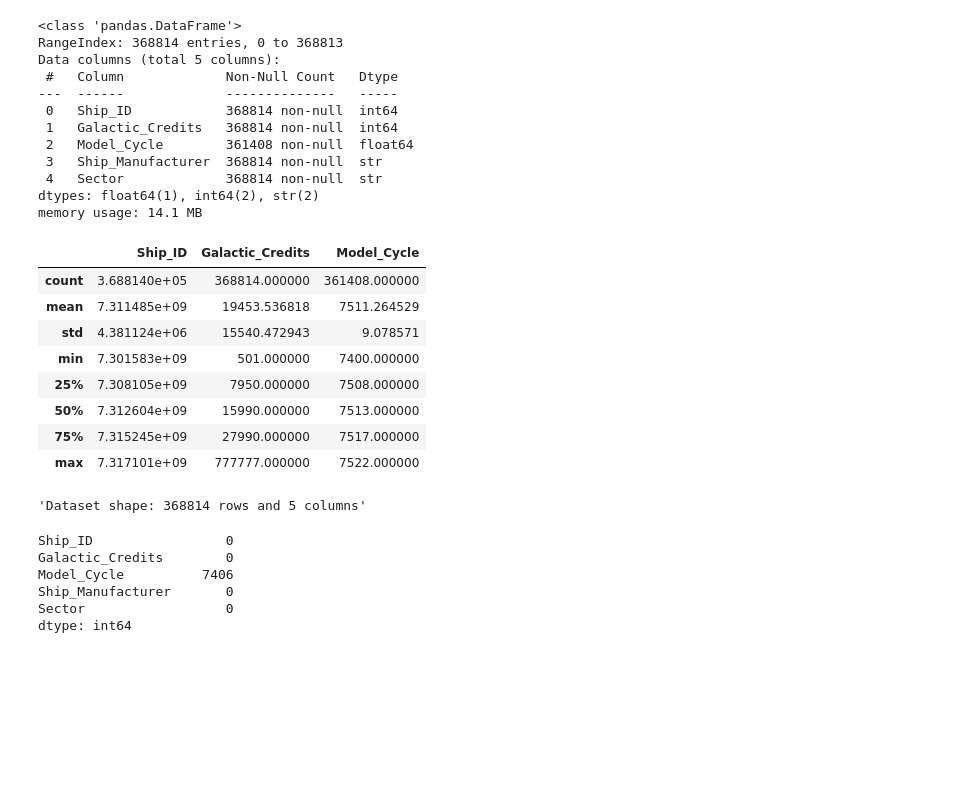
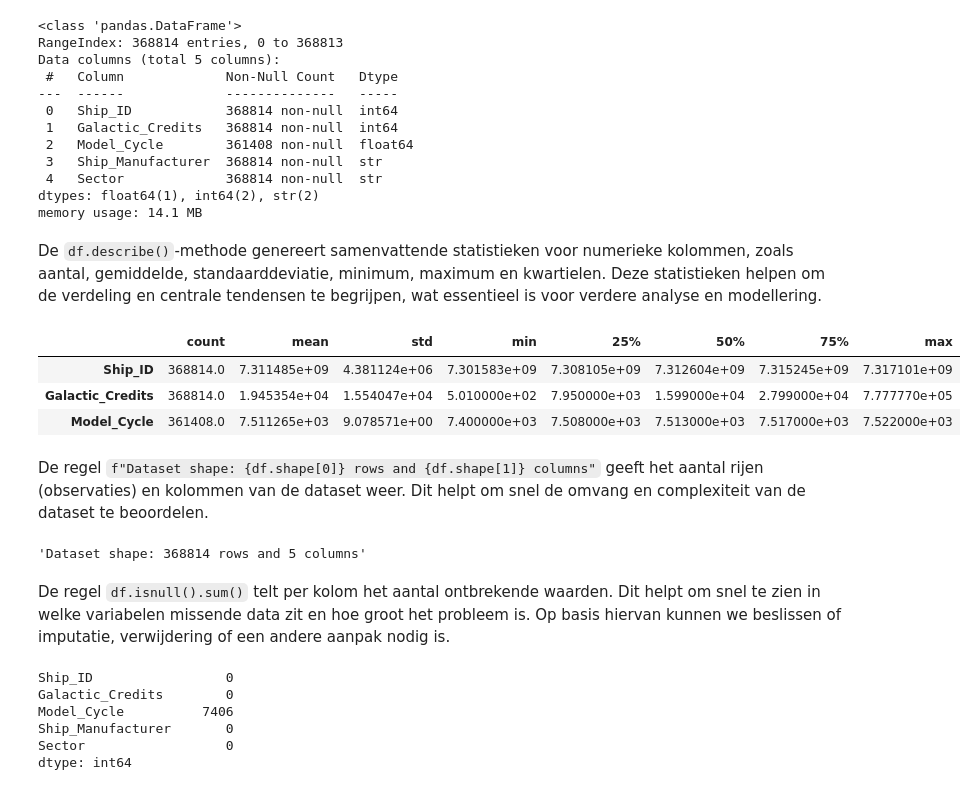
Before and after one commit to AchrafEAE/DDD, a Jupyter notebook: assignment_template_it1.ipynb, the cells around one changed output. Saved outputs shown, nothing was run; the diff lists cells and outputs as text; code cells hidden in the pictures; blank space fills up the shorter version.

```diff
--- a/assignment_template_it1.ipynb
+++ b/assignment_template_it1.ipynb
@@ -80,22 +94,24 @@ Data columns (total 5 columns):
  4   Sector             368814 non-null  str
 dtypes: float64(1), int64(2), str(2)
 memory usage: 14.1 MB
+# %% [markdown]
+De `df.describe()`-methode genereert samenvattende statistieken voor numerieke kolommen, zoals aantal, gemiddelde, standaarddeviatie, minimum, maximum en kwartielen. Deze statistieken helpen om de verdeling en centrale tendensen te begrijpen, wat essentieel is voor verdere analyse en modellering.
 # %%
-df.describe()
+df.describe().T
 # %% [output]
-|  | Ship_ID | Galactic_Credits | Model_Cycle |
-| count | 3.688140e+05 | 368814.000000 | 361408.000000 |
-| mean | 7.311485e+09 | 19453.536818 | 7511.264529 |
-| std | 4.381124e+06 | 15540.472943 | 9.078571 |
-| min | 7.301583e+09 | 501.000000 | 7400.000000 |
-| 25% | 7.308105e+09 | 7950.000000 | 7508.000000 |
-| 50% | 7.312604e+09 | 15990.000000 | 7513.000000 |
-| 75% | 7.315245e+09 | 27990.000000 | 7517.000000 |
-| max | 7.317101e+09 | 777777.000000 | 7522.000000 |
+|  | count | mean | std | min | 25% | 50% | 75% | max |
+| Ship_ID | 368814.0 | 7.311485e+09 | 4.381124e+06 | 7.301583e+09 | 7.308105e+09 | 7.312604e+09 | 7.315245e+09 | 7.317101e+09 |
+| Galactic_Credits | 368814.0 | 1.945354e+04 | 1.554047e+04 | 5.010000e+02 | 7.950000e+03 | 1.599000e+04 | 2.799000e+04 | 7.777770e+05 |
+| Model_Cycle | 361408.0 | 7.511265e+03 | 9.078571e+00 | 7.400000e+03 | 7.508000e+03 | 7.513000e+03 | 7.517000e+03 | 7.522000e+03 |
+# %% [markdown]
+De regel `f"Dataset shape: {df.shape[0]} rows and {df.shape[1]} columns"` geeft het aantal rijen (observaties) en kolommen van de dataset weer. Dit helpt om snel de omvang en complexiteit van de dataset te beoordelen.
 # %%
 f"Dataset shape: {df.shape[0]} rows and {df.shape[1]} columns"
 # %% [output]
 'Dataset shape: 368814 rows and 5 columns'
+# %% [markdown]
+
+De regel `df.isnull().sum()` telt per kolom het aantal ontbrekende waarden. Dit helpt om snel te zien in welke variabelen missende data zit en hoe groot het probleem is. Op basis hiervan kunnen we beslissen of imputatie, verwijdering of een andere aanpak nodig is.
 # %%
 # Check for missing values
 df.isnull().sum()
```
Also changed, not shown: parts of 4 cells of this notebook.
